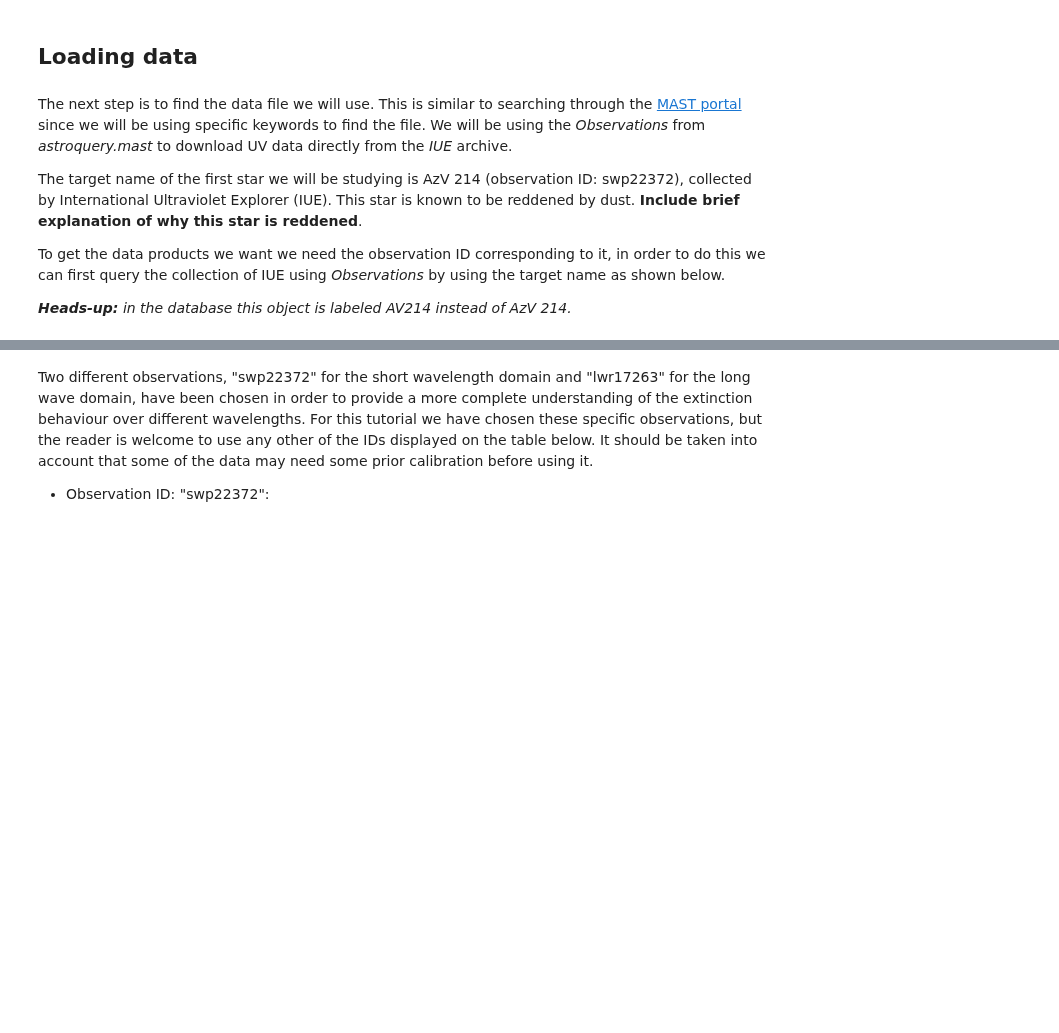
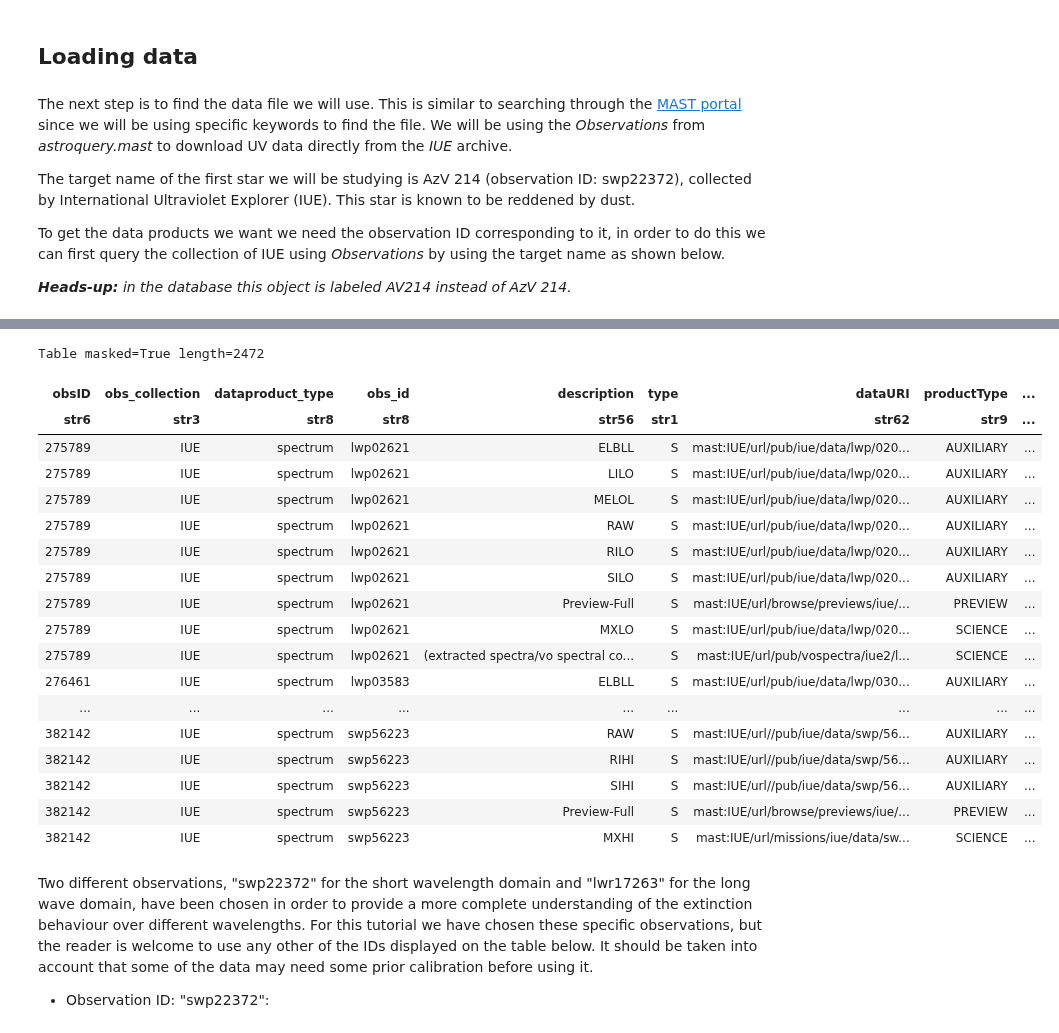
Before and after one commit to ScienceBetter/notebooks-stsci, a Jupyter notebook: exploring_UV_extinction_curves_pt1/downloading_UV_data_pt1.ipynb, the cells around one changed output, grey strips where cells are left out. Drawn from its saved outputs; the diff is of its cells as text; code cells hidden in the pictures; blank space fills up the shorter version.

```diff
--- a/exploring_UV_extinction_curves_pt1/downloading_UV_data_pt1.ipynb
+++ b/exploring_UV_extinction_curves_pt1/downloading_UV_data_pt1.ipynb
@@ -48,7 +59,7 @@ _**Warning**: If you have not installed the astroquery package in your computer,
 The next step is to find the data file we will use. This is similar to searching through the <a href="https://mast.stsci.edu/portal/Mashup/Clients/Mast/Portal.html">MAST portal</a> since we will be using specific keywords to find the file. We will be using the _Observations_ from _astroquery.mast_ to download UV data directly from the _IUE_ archive.
 
 
-The target name of the first star we will be studying is AzV 214 (observation ID: swp22372), collected by International Ultraviolet Explorer (IUE). This star is known to be reddened by dust. **Include brief explanation of why this star is reddened**.
+The target name of the first star we will be studying is AzV 214 (observation ID: swp22372), collected by International Ultraviolet Explorer (IUE). This star is known to be reddened by dust.
 
 To get the data products we want we need the observation ID corresponding to it, in order to do this we can first query the collection of IUE using _Observations_ by using the target name as shown below.
 
@@ -57,5 +68,5 @@ _**Heads-up:** in the database this object is labeled AV214 instead of AzV 214._
 IUEobs_av214 = Observations.query_criteria(objectname="AV214",obs_collection="IUE")
 data_products_av214 = Observations.get_product_list(IUEobs_av214)
 
-data_products_av214.show_in_notebook()
+data_products_av214
 # %% [output]
@@ -63,3 +73,22 @@ data_products_av214.show_in_notebook()
+Table masked=True length=2472
+| obsID | obs_collection | dataproduct_type | obs_id | description | type | dataURI | productType | ... |
+| str6 | str3 | str8 | str8 | str56 | str1 | str62 | str9 | ... |
+| 275789 | IUE | spectrum | lwp02621 | ELBLL | S | mast:IUE/url/pub/iue/data/lwp/020... | AUXILIARY | ... |
+| 275789 | IUE | spectrum | lwp02621 | LILO | S | mast:IUE/url/pub/iue/data/lwp/020... | AUXILIARY | ... |
+| 275789 | IUE | spectrum | lwp02621 | MELOL | S | mast:IUE/url/pub/iue/data/lwp/020... | AUXILIARY | ... |
+| 275789 | IUE | spectrum | lwp02621 | RAW | S | mast:IUE/url/pub/iue/data/lwp/020... | AUXILIARY | ... |
+| 275789 | IUE | spectrum | lwp02621 | RILO | S | mast:IUE/url/pub/iue/data/lwp/020... | AUXILIARY | ... |
+| 275789 | IUE | spectrum | lwp02621 | SILO | S | mast:IUE/url/pub/iue/data/lwp/020... | AUXILIARY | ... |
+| 275789 | IUE | spectrum | lwp02621 | Preview-Full | S | mast:IUE/url/browse/previews/iue/... | PREVIEW | ... |
+| 275789 | IUE | spectrum | lwp02621 | MXLO | S | mast:IUE/url/pub/iue/data/lwp/020... | SCIENCE | ... |
+| 275789 | IUE | spectrum | lwp02621 | (extracted spectra/vo spectral co... | S | mast:IUE/url/pub/vospectra/iue2/l... | SCIENCE | ... |
+| 276461 | IUE | spectrum | lwp03583 | ELBLL | S | mast:IUE/url/pub/iue/data/lwp/030... | AUXILIARY | ... |
+| ... | ... | ... | ... | ... | ... | ... | ... | ... |
+| 382142 | IUE | spectrum | swp56223 | RAW | S | mast:IUE/url//pub/iue/data/swp/56... | AUXILIARY | ... |
+| 382142 | IUE | spectrum | swp56223 | RIHI | S | mast:IUE/url//pub/iue/data/swp/56... | AUXILIARY | ... |
+| 382142 | IUE | spectrum | swp56223 | SIHI | S | mast:IUE/url//pub/iue/data/swp/56... | AUXILIARY | ... |
+| 382142 | IUE | spectrum | swp56223 | Preview-Full | S | mast:IUE/url/browse/previews/iue/... | PREVIEW | ... |
+| 382142 | IUE | spectrum | swp56223 | MXHI | S | mast:IUE/url/missions/iue/data/sw... | SCIENCE | ... |
 # %% [markdown]
 Two different observations, "swp22372" for the short wavelength domain and "lwr17263" for the long wave domain, have been chosen in order to provide a more complete understanding of the extinction behaviour over different wavelengths. For this tutorial we have chosen these specific observations, but the reader is welcome to use any other of the IDs displayed on the table below.  It should be taken into account that some of the data may need some prior calibration before using it.
 
```
Also changed, not shown: parts of 12 cells of this notebook, 1 other file.
